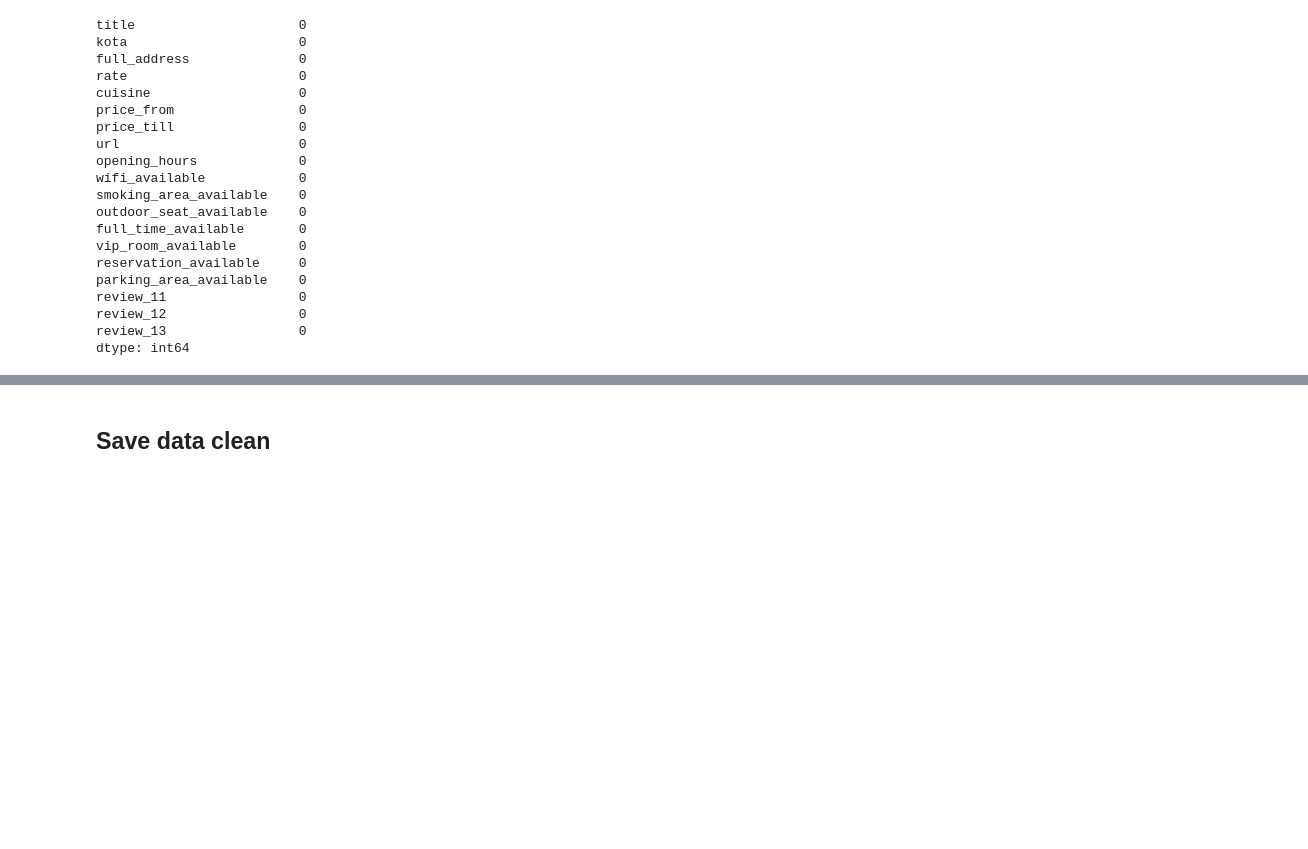
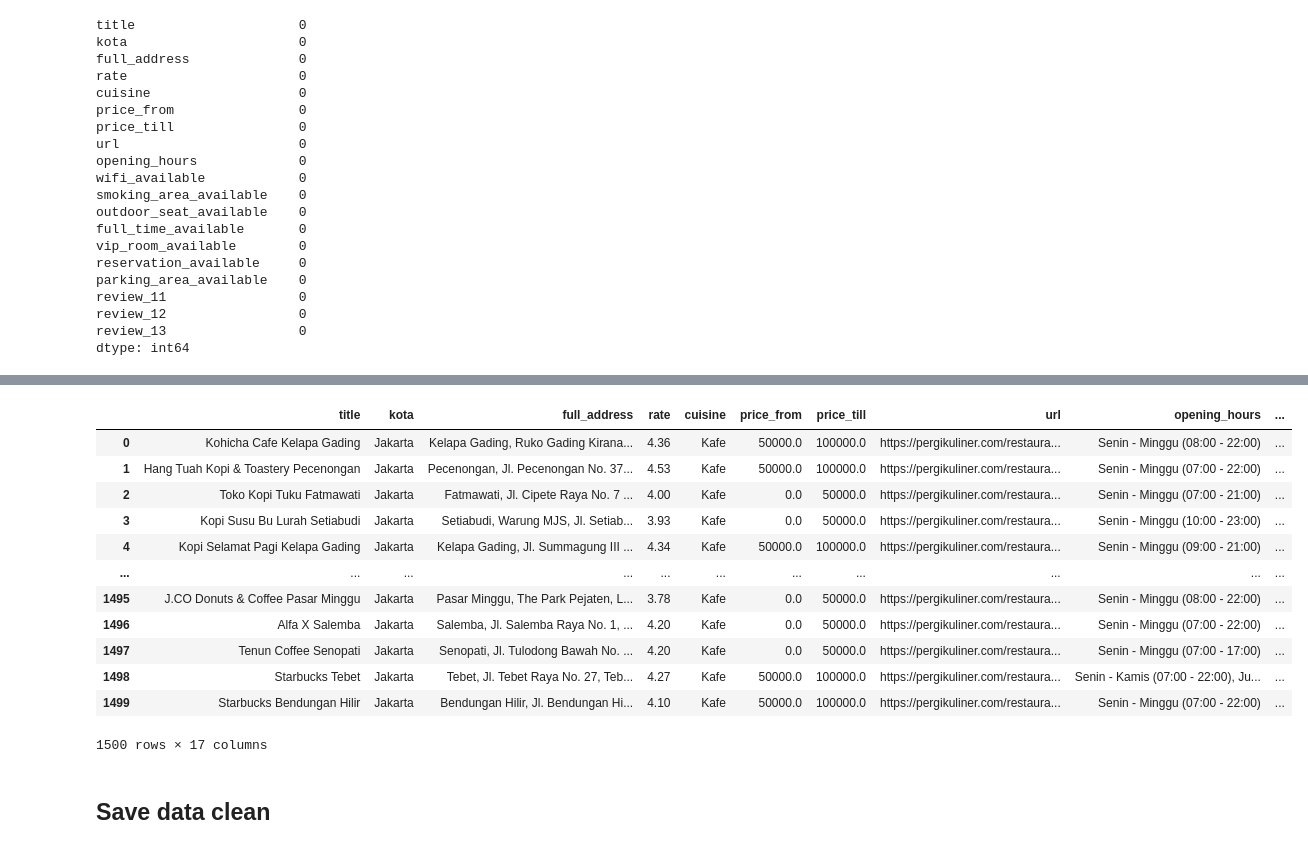
Before and after one commit to Kuratchikuma/FTDS-035-RMT-group-1, a Jupyter notebook: DS/Data Cleaning/unified_dataset_cleaning.ipynb, the cells around one changed output, grey strips where cells are left out. Drawn from its saved outputs; the diff is of its cells as text; code cells hidden in the pictures; blank space fills up the shorter version.

```diff
--- a/DS/Data Cleaning/unified_dataset_cleaning.ipynb
+++ b/DS/Data Cleaning/unified_dataset_cleaning.ipynb
@@ -292,0 +310,6 @@ df
+# %%
+# Menggabungkan kolom dengan spasi sebagai pemisah
+df['review'] = df['review_11'] + ';' + df['review_12'] + ';' + df['review_13']
+# %%
+# Menghapus kolom review_11, review_12, dan review_13
+df = df.drop(columns=['review_11', 'review_12', 'review_13'])
@@ -293,3 +320,19 @@ df
+# %%
+df
+# %% [output]
+|  | title | kota | full_address | rate | cuisine | price_from | price_till | url | opening_hours | ... |
+| 0 | Kohicha Cafe Kelapa Gading | Jakarta | Kelapa Gading, Ruko Gading Kirana... | 4.36 | Kafe | 50000.0 | 100000.0 | https://pergikuliner.com/restaura... | Senin - Minggu (08:00 - 22:00) | ... |
+| 1 | Hang Tuah Kopi & Toastery Pecenongan | Jakarta | Pecenongan, Jl. Pecenongan No. 37... | 4.53 | Kafe | 50000.0 | 100000.0 | https://pergikuliner.com/restaura... | Senin - Minggu (07:00 - 22:00) | ... |
+| 2 | Toko Kopi Tuku Fatmawati | Jakarta | Fatmawati, Jl. Cipete Raya No. 7 ... | 4.00 | Kafe | 0.0 | 50000.0 | https://pergikuliner.com/restaura... | Senin - Minggu (07:00 - 21:00) | ... |
+| 3 | Kopi Susu Bu Lurah Setiabudi | Jakarta | Setiabudi, Warung MJS, Jl. Setiab... | 3.93 | Kafe | 0.0 | 50000.0 | https://pergikuliner.com/restaura... | Senin - Minggu (10:00 - 23:00) | ... |
+| 4 | Kopi Selamat Pagi Kelapa Gading | Jakarta | Kelapa Gading, Jl. Summagung III ... | 4.34 | Kafe | 50000.0 | 100000.0 | https://pergikuliner.com/restaura... | Senin - Minggu (09:00 - 21:00) | ... |
+| ... | ... | ... | ... | ... | ... | ... | ... | ... | ... | ... |
+| 1495 | J.CO Donuts & Coffee Pasar Minggu | Jakarta | Pasar Minggu, The Park Pejaten, L... | 3.78 | Kafe | 0.0 | 50000.0 | https://pergikuliner.com/restaura... | Senin - Minggu (08:00 - 22:00) | ... |
+| 1496 | Alfa X Salemba | Jakarta | Salemba, Jl. Salemba Raya No. 1, ... | 4.20 | Kafe | 0.0 | 50000.0 | https://pergikuliner.com/restaura... | Senin - Minggu (07:00 - 22:00) | ... |
+| 1497 | Tenun Coffee Senopati | Jakarta | Senopati, Jl. Tulodong Bawah No. ... | 4.20 | Kafe | 0.0 | 50000.0 | https://pergikuliner.com/restaura... | Senin - Minggu (07:00 - 17:00) | ... |
+| 1498 | Starbucks Tebet | Jakarta | Tebet, Jl. Tebet Raya No. 27, Teb... | 4.27 | Kafe | 50000.0 | 100000.0 | https://pergikuliner.com/restaura... | Senin - Kamis (07:00 - 22:00), Ju... | ... |
+| 1499 | Starbucks Bendungan Hilir | Jakarta | Bendungan Hilir, Jl. Bendungan Hi... | 4.10 | Kafe | 50000.0 | 100000.0 | https://pergikuliner.com/restaura... | Senin - Minggu (07:00 - 22:00) | ... |
+1500 rows × 17 columns
 # %% [markdown]
 ## Save data clean
 # %%
```
Also changed, not shown: parts of 16 cells of this notebook, 4 other files.
